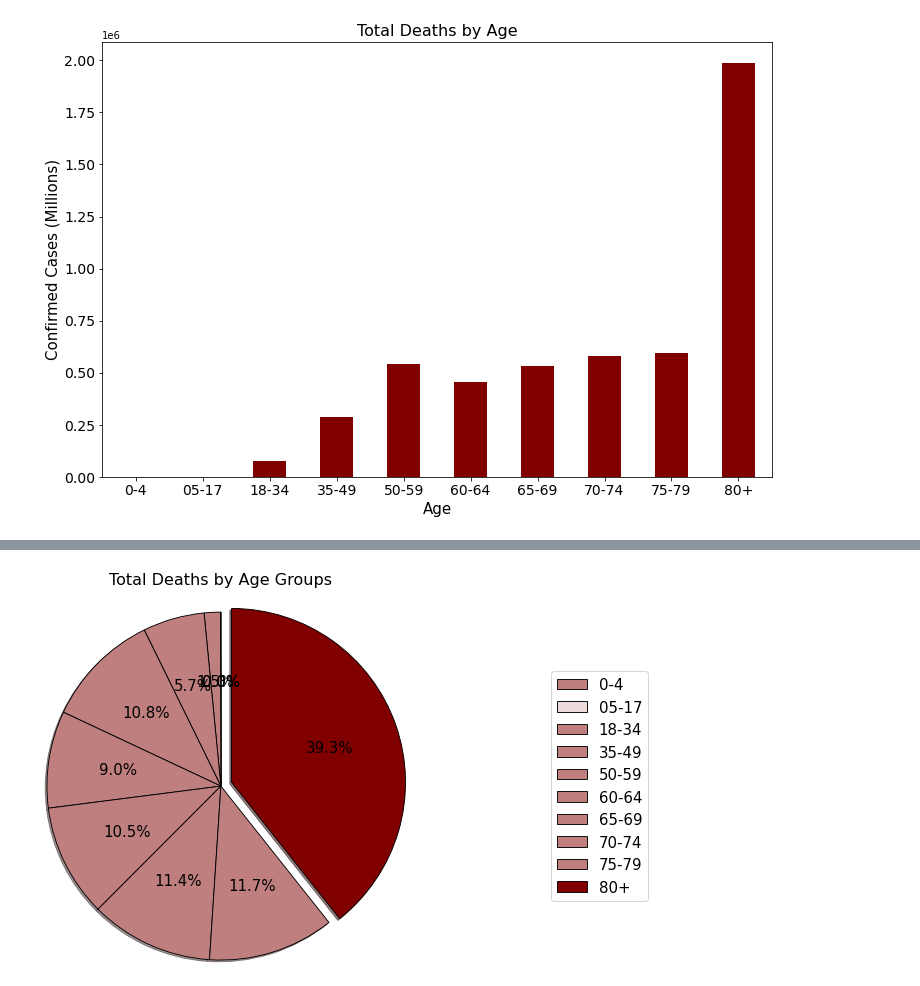
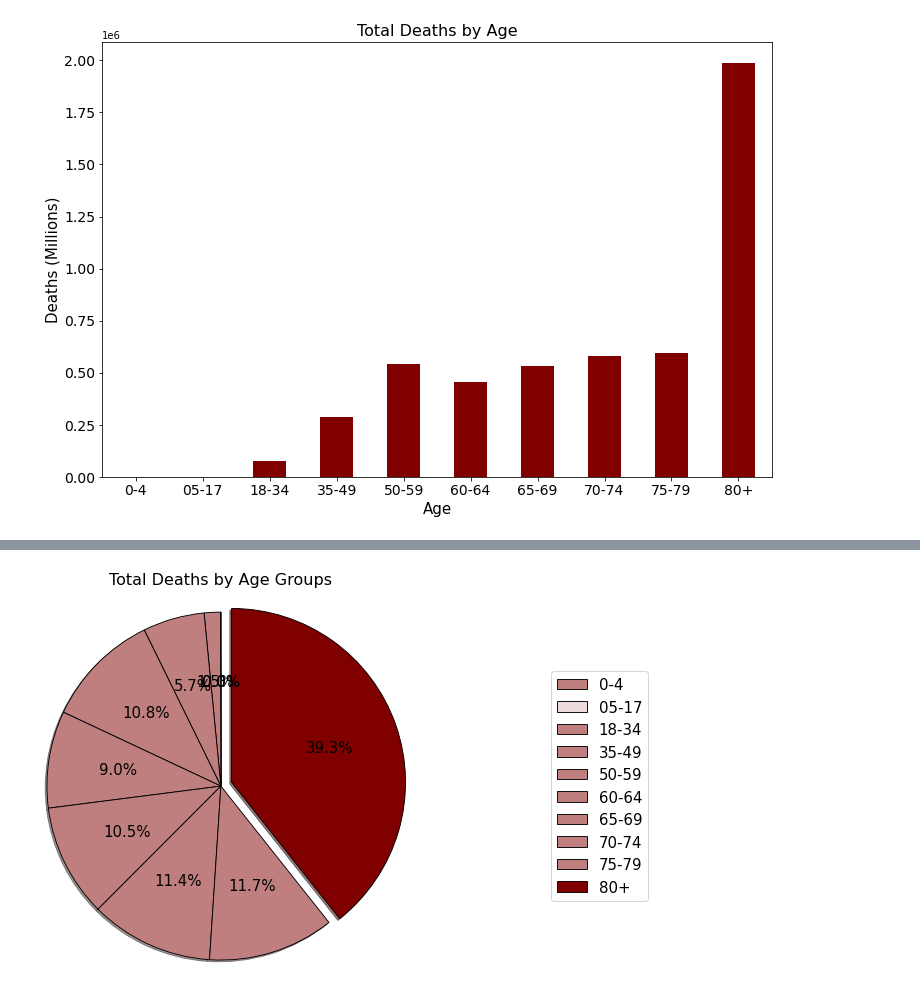
Before and after one commit to jgkiang/Joe_Rogans_Repo, a Jupyter notebook: Project1.ipynb, the cells around one changed output, grey strips where cells are left out. Cells and saved outputs as stored; diff of their text form; code cells hidden in the pictures.

```diff
--- a/Project1.ipynb
+++ b/Project1.ipynb
@@ -212,16 +210,16 @@ plt.show()
 # %%
 deaths_by_age1["deaths_total"].plot(
     kind="bar", figsize=(12, 8), fontsize=14, color="#800000",
 )
 plt.title(
     "Total Deaths by Age", fontdict={"fontsize": 16}, y=1,
 )
 plt.xlabel("Age", fontdict={"fontsize": 15})
-plt.ylabel("Confirmed Cases (Millions)", fontdict={"fontsize": 15})
+plt.ylabel("Deaths (Millions)", fontdict={"fontsize": 15})
 plt.xticks(rotation=0)
 plt.show()
 # %% [output]
-[figure, old version]
+[figure, new version]
 [interactive output not drawn]
 # %%
 # deaths_by_age1["deaths_total"].plot(kind="pie")
```
Also changed, not shown: parts of 4 cells of this notebook.
